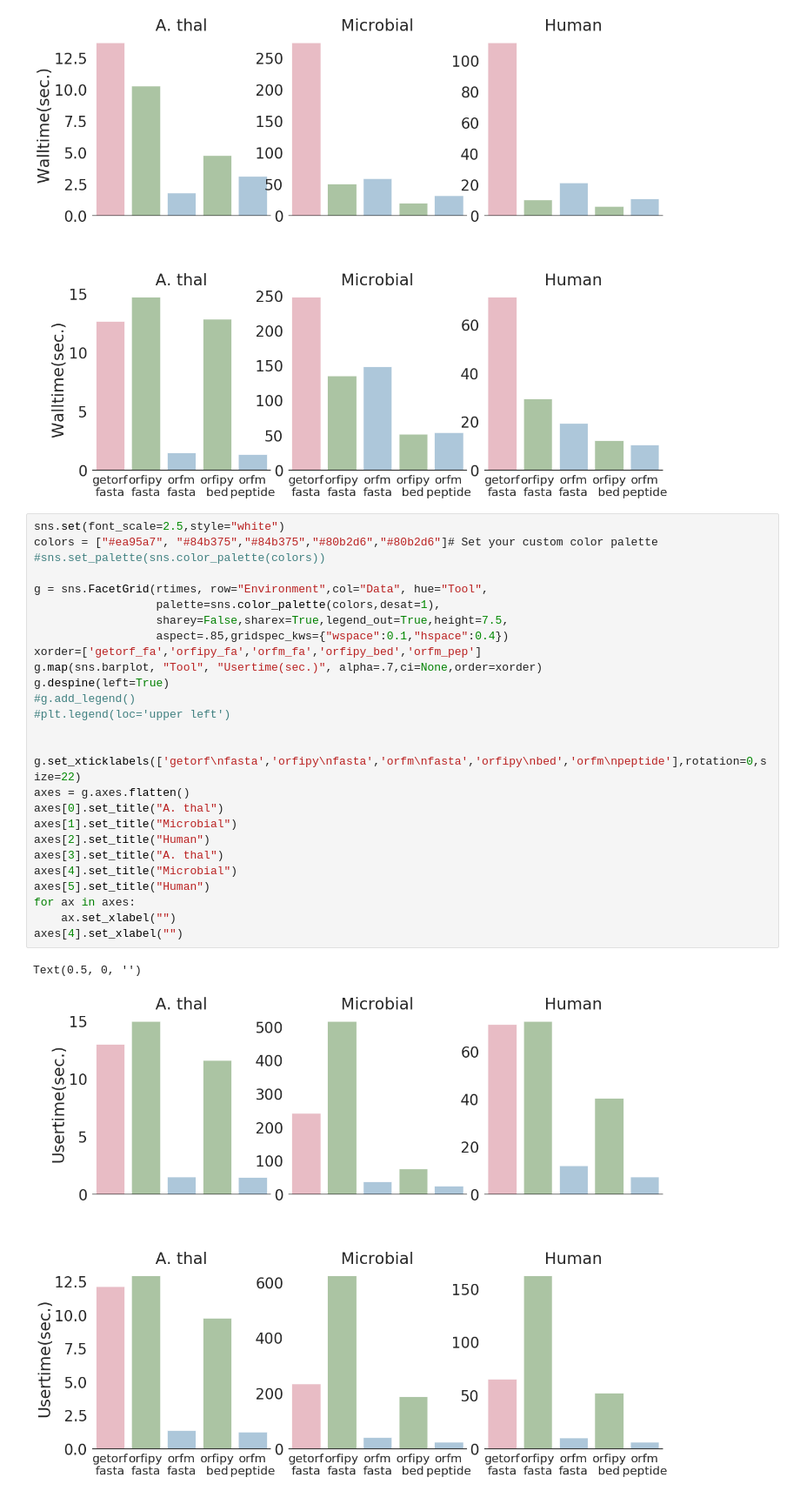
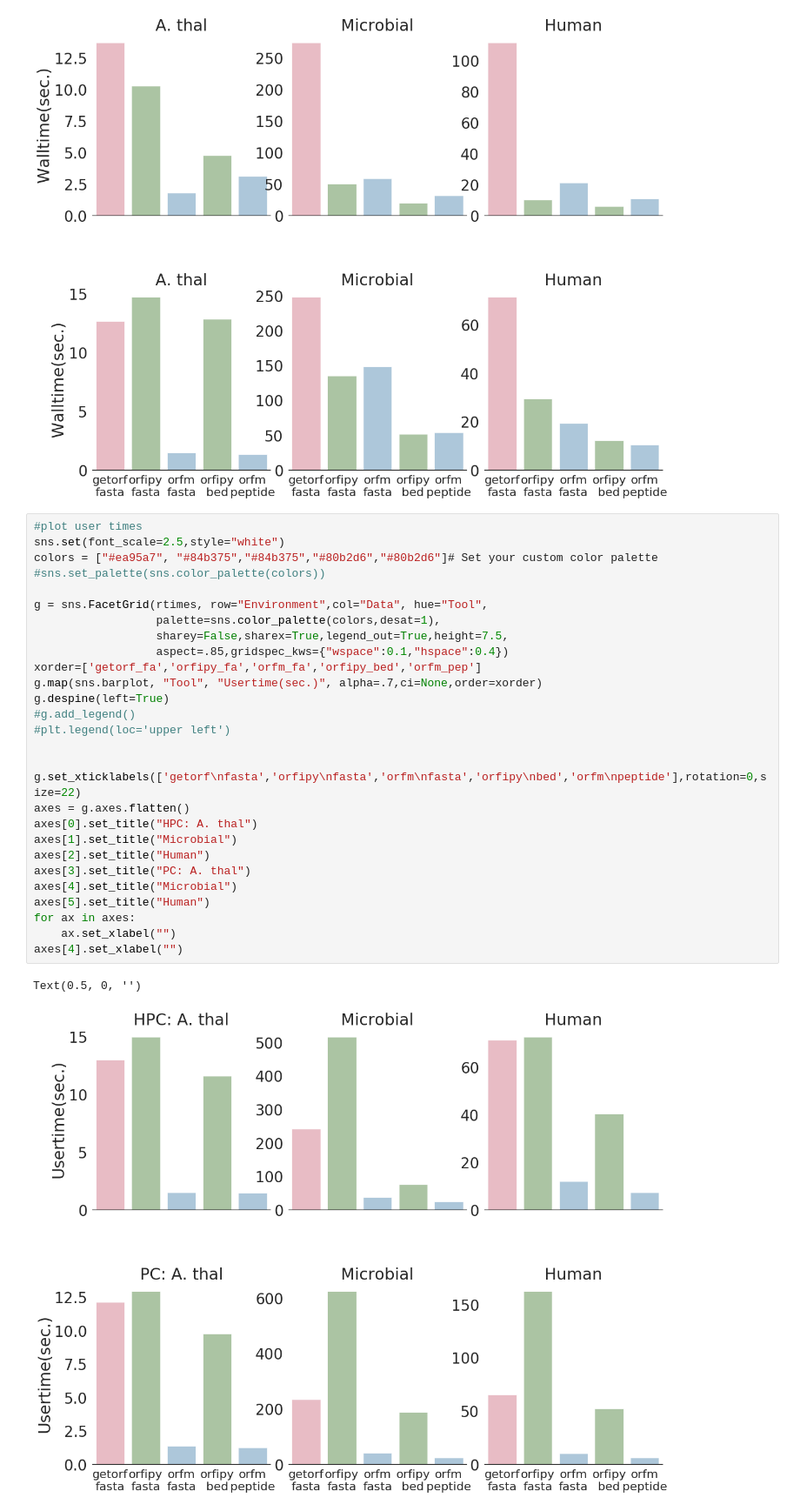
Before and after one commit to urmi-21/orfipy, a Jupyter notebook: scripts/makeplot.ipynb, the cells around one changed output. Shown: that part at 87% size. Drawn from its saved outputs; the diff is of its cells as text.

```diff
--- a/scripts/makeplot.ipynb
+++ b/scripts/makeplot.ipynb
@@ -58,32 +58,33 @@ axes[4].set_xlabel("")
 Text(0.5, 0, '')
 [figure]
 # %%
+#plot user times
 sns.set(font_scale=2.5,style="white")
 colors = ["#ea95a7", "#84b375","#84b375","#80b2d6","#80b2d6"]# Set your custom color palette
 #sns.set_palette(sns.color_palette(colors))
 
 g = sns.FacetGrid(rtimes, row="Environment",col="Data", hue="Tool",
                   palette=sns.color_palette(colors,desat=1),
                   sharey=False,sharex=True,legend_out=True,height=7.5,
                   aspect=.85,gridspec_kws={"wspace":0.1,"hspace":0.4})
 xorder=['getorf_fa','orfipy_fa','orfm_fa','orfipy_bed','orfm_pep']
 g.map(sns.barplot, "Tool", "Usertime(sec.)", alpha=.7,ci=None,order=xorder)
 g.despine(left=True)
 #g.add_legend()
 #plt.legend(loc='upper left')
 
 
 g.set_xticklabels(['getorf\nfasta','orfipy\nfasta','orfm\nfasta','orfipy\nbed','orfm\npeptide'],rotation=0,size=22)
 axes = g.axes.flatten()
-axes[0].set_title("A. thal")
+axes[0].set_title("HPC: A. thal")
 axes[1].set_title("Microbial")
 axes[2].set_title("Human")
-axes[3].set_title("A. thal")
+axes[3].set_title("PC: A. thal")
 axes[4].set_title("Microbial")
 axes[5].set_title("Human")
 for ax in axes:
     ax.set_xlabel("")
 axes[4].set_xlabel("")
 # %% [output]
 Text(0.5, 0, '')
-[figure, old version]
+[figure, new version]
```
Also changed, not shown: parts of 3 cells of this notebook, 9 other files.
